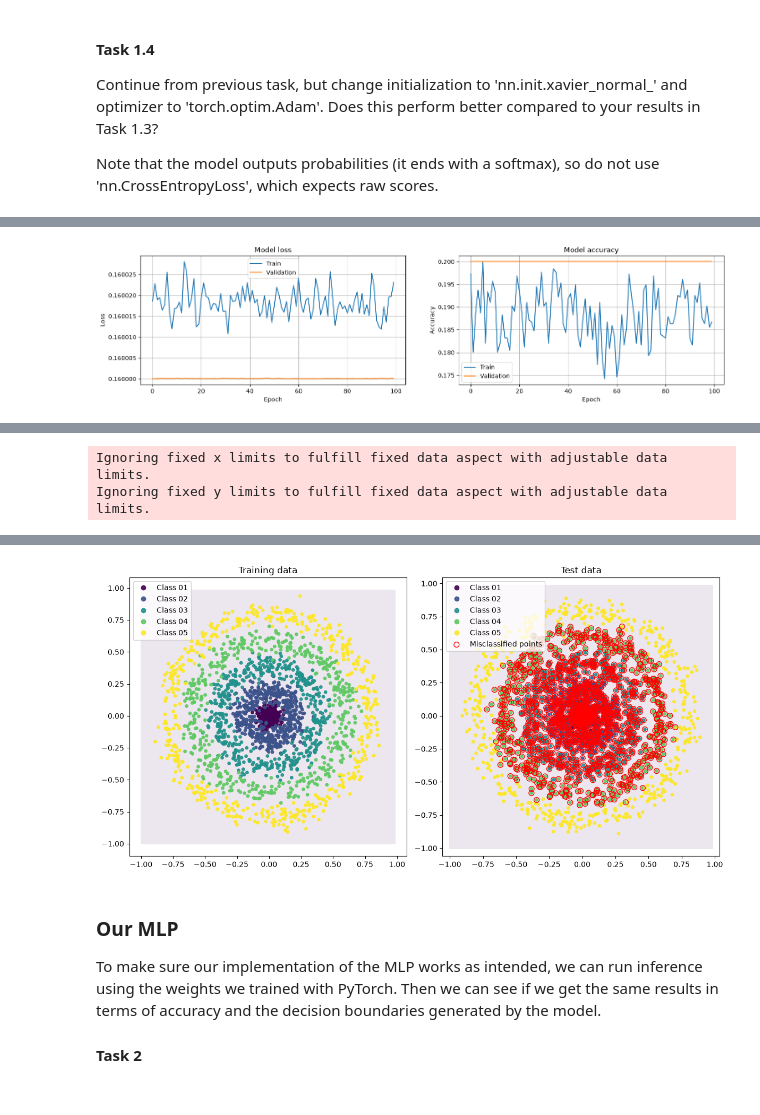
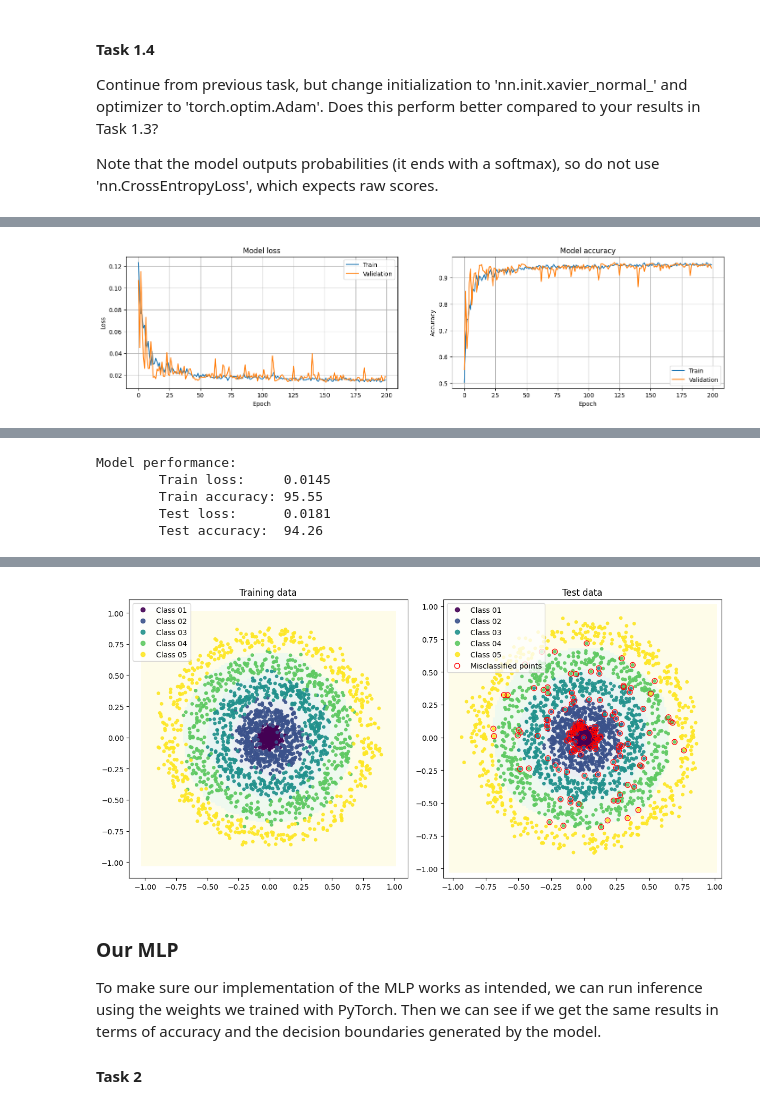
Before and after one commit to SamuelHellqvist/tnm112_labs, a Jupyter notebook: lab01/lab01.ipynb, the cells around one changed output, grey strips where cells are left out. Cells and saved outputs as stored; diff of their text form; code cells hidden in the pictures.

```diff
--- a/lab01/lab01.ipynb
+++ b/lab01/lab01.ipynb
@@ -88,6 +88,7 @@ def fit(model, train_loader, val_loader, loss_fn, optimizer, scheduler=None, epo
 
     return log
 # %%
+import importlib
 import torch_mlp
 importlib.reload(torch_mlp)
 
@@ -107,9 +108,9 @@ data.generate(dataset='polar', N_train=512, N_test=512, K=5, sigma=0.05) # Task
 hidden_layers = 10     # The number of hidden layers in the network (total number of layers will be L=hidden_layers+1)
 layer_width = 50       # The number of neurons in each hidden layer
 activation = 'relu' # Activation function of hidden layers
-init = lambda w: nn.init.normal_(w, mean=0.01, std=0.01) # Initialization method (starting point for the optimization)
-epochs = 100            # Number of epochs for the training
-batch_size = 32      # Batch size to use in training
+init = lambda w: nn.init.normal_(w, mean=0.0, std=0.2) # Initialization method (starting point for the optimization)
+epochs = 200            # Number of epochs for the training
+batch_size = 16      # Batch size to use in training
 loss = nn.MSELoss()   # Loss function
 
 # The PyTorch MLP model, set up with the specified hyper parameters
@@ -117,7 +118,7 @@ model_t = torch_mlp.TorchMLP(K=data.K, hidden_layers=hidden_layers, layer_width=
                              activation=activation, init=init, verbose=True)
 
 # Optimizer (needs the parameters of the model) and an optional learning rate scheduler
-opt = torch.optim.SGD(model_t.parameters(), lr=1.0, momentum=0.0)
+opt = torch.optim.SGD(model_t.parameters(), lr=0.1, momentum=0.9)
 
 # Data loaders, which provide the data in batches
 train_loader = torch_mlp.make_loader(data.x_train, data.y_train_oh, batch_size, shuffle=True)
@@ -155 +156 @@ Epoch 100/100 - loss: 0.1600 - acc: 0.1867 - val_loss: 0.1600 - val_acc: 0.2000
-[figure, old version]
+[figure, new version]
@@ -161,2 +158,5 @@ Model performance:
-Ignoring fixed x limits to fulfill fixed data aspect with adjustable data limits.
-Ignoring fixed y limits to fulfill fixed data aspect with adjustable data limits.
+Model performance:
+        Train loss:     0.0145
+        Train accuracy: 95.55
+        Test loss:      0.0181
+        Test accuracy:  94.26
@@ -163,4 +164,4 @@ Ignoring fixed y limits to fulfill fixed data aspect with adjustable data limits
-[figure, old version]
+[figure, new version]
 # %% [markdown]
 ### Our MLP
 To make sure our implementation of the MLP works as intended, we can run inference using the weights we trained with PyTorch. Then we can see if we get the same results in terms of accuracy and the decision boundaries generated by the model.
```
Also changed, not shown: parts of 2 cells of this notebook.
